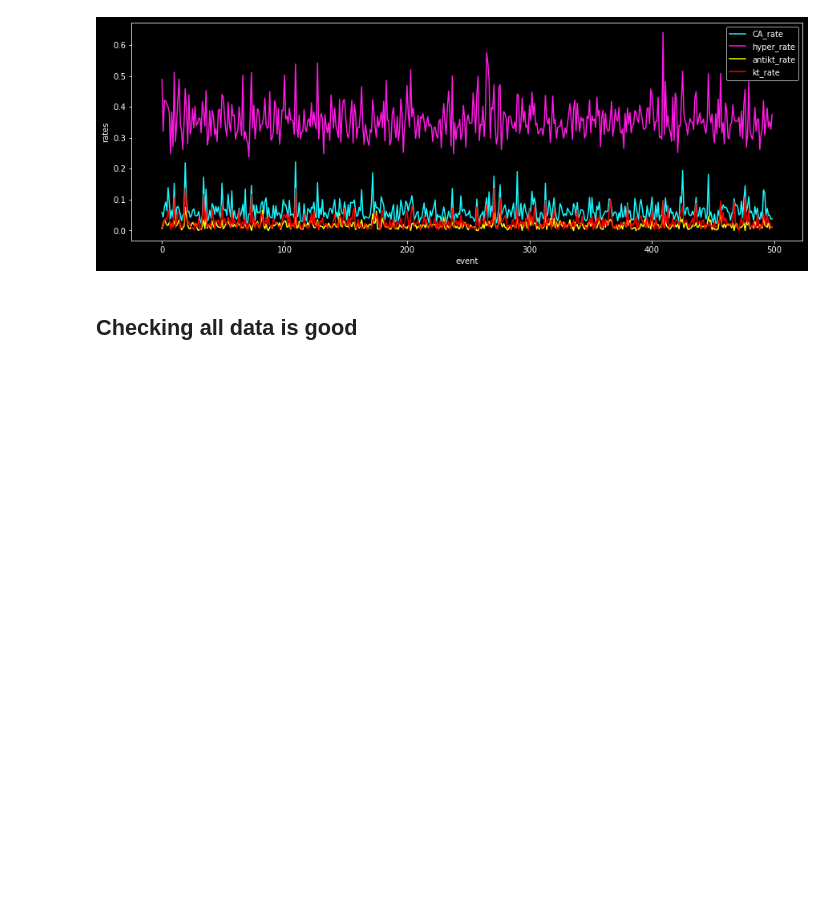
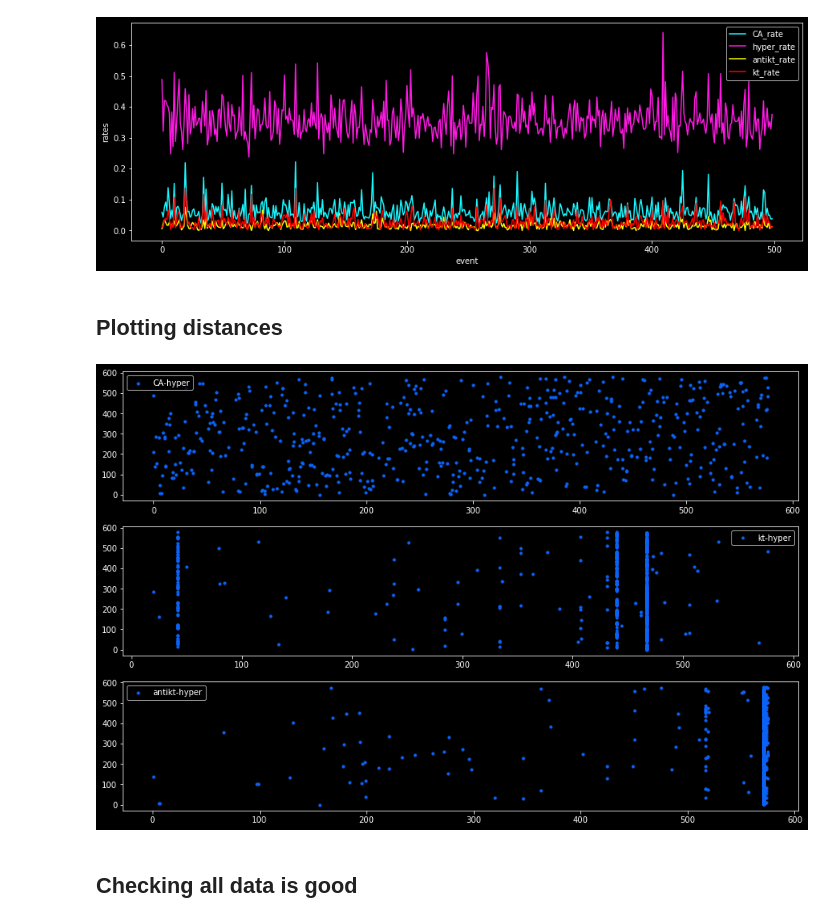
Before and after one commit to GiorgioCerro/hyparticle-net, a Jupyter notebook: why_hyperbolic_embedding.ipynb, the cells around one changed output. Saved outputs shown, nothing was run; the diff lists cells and outputs as text; code cells hidden in the pictures; blank space fills up the shorter version.

```diff
--- a/why_hyperbolic_embedding.ipynb
+++ b/why_hyperbolic_embedding.ipynb
@@ -315,6 +316,53 @@ ax.legend()
 # %% [output]
 <matplotlib.legend.Legend at 0x...>
 [figure]
+# %% [markdown]
+## Plotting distances
+# %%
+with HdfReader('data/gz_test.hdf5') as hep_file:
+    process = hep_file.read_process(name='background')
+    event = process.read_event(1)
+    graph = gcl.Graphicle.from_numpy(
+        edges = event.edges,
+        pmu = event.pmu,
+        pdg = event.pdg,
+        final = event.mask('final'),
+    )
+    hyper_coords = event.get_custom('hyper_coords')
+    graph.adj = gcl.transform.particle_as_node(graph.adj)
+
+hyper = hyper_coords[graph.final.data]
+phase = np.transpose([graph.pmu.eta[graph.final.data],graph.pmu.phi[graph.final.data]])
+pt = graph.pmu.pt[graph.final.data]
+# %%
+size = len(hyper)
+hyper_distance = []#th.zeros(size,size)
+CA_distance = []#np.zeros((size,size))
+KT_distance = []#np.zeros((size,size))
+antiKT_distance = []#np.zeros((size,size))
+
+for i in range(size):
+    hyper_distance.append( th.argsort(poincare.distance(th.Tensor(hyper[i]),th.Tensor(hyper)))[1] )
+    CA_distance.append( np.argsort(distance_CA(phase[i],phase))[1] )
+    KT_distance.append( np.argsort(distance_antikt(phase[i],phase,pt[i],pt,power=2.))[0][1] )
+    antiKT_distance.append( np.argsort(distance_antikt(phase[i],phase,pt[i],pt))[0][1] )
+
+
+#hyper_distance = hyper_distance[th.triu(th.ones(size,size),diagonal=1) == 1]
+#CA_distance = CA_distance[np.mask_indices(size,np.triu,1)]
+#KT_distance = KT_distance[np.mask_indices(size,np.triu,1)]
+#antiKT_distance = antiKT_distance[np.mask_indices(size,np.triu,1)]
+# %%
+fig,ax = plt.subplots(3,1,figsize = (15,10))
+ax = ax.flatten()
+
+ax[0].scatter(CA_distance,hyper_distance,c='#0B62F4',s=10,label='CA-hyper')
+ax[1].scatter(KT_distance,hyper_distance,c='#0B62F4',s=10,label='kt-hyper')
+ax[2].scatter(antiKT_distance,hyper_distance,c='#0B62F4',s=10,label='antikt-hyper')
+
+for i in range(3): ax[i].legend()
+# %% [output]
+[figure, added]
 # %% [markdown]
 ## Checking all data is good
 # %%
```
Also changed, not shown: parts of 1 cell of this notebook, 25 other files.
